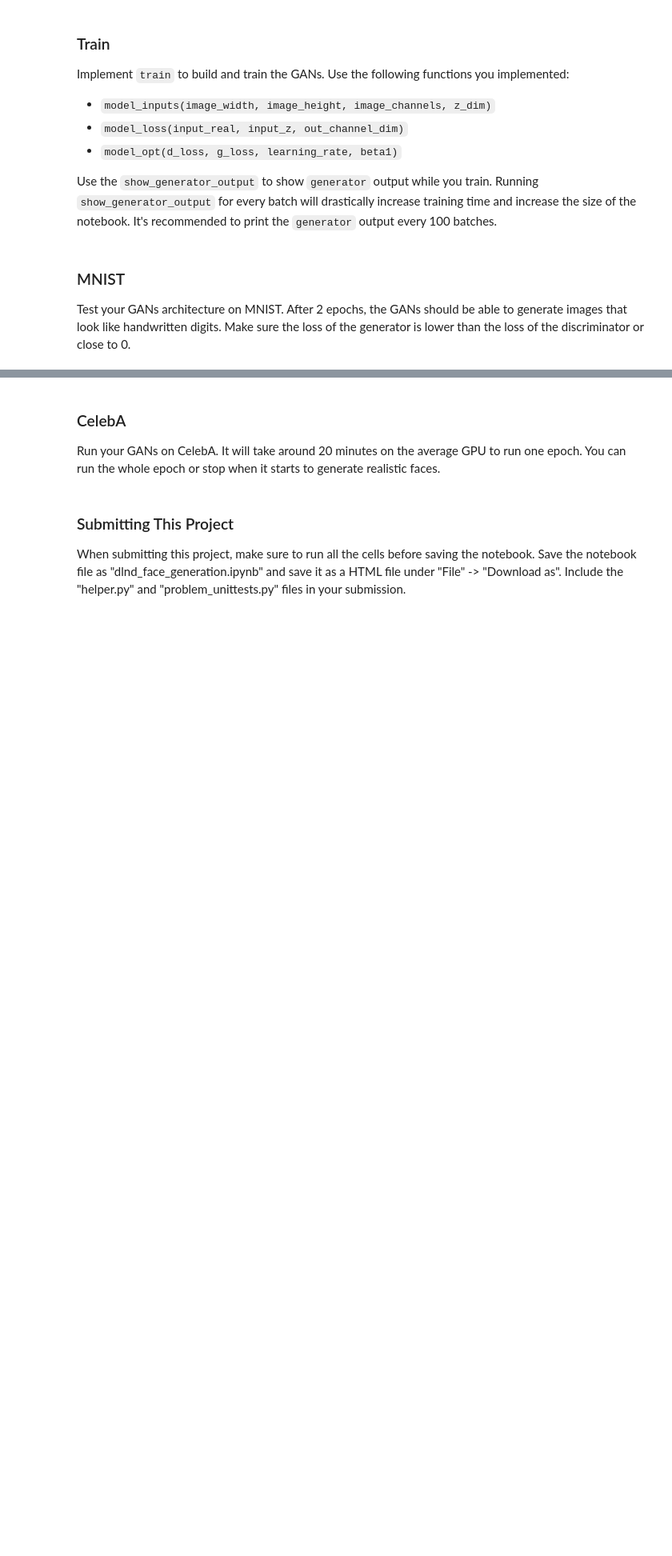
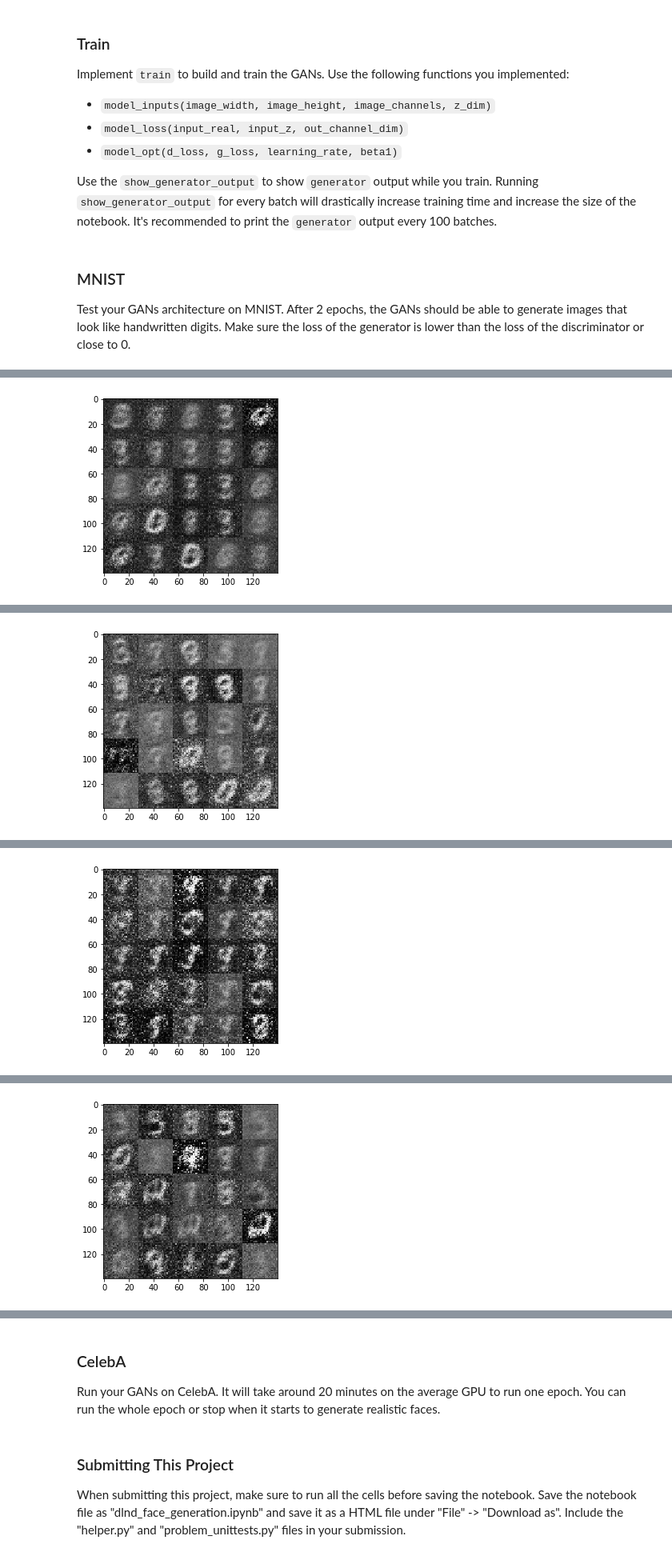
Before and after one commit to k1fukumoto/deep-learning, a Jupyter notebook: face_generation/dlnd_face_generation.ipynb, the cells around one changed output, grey strips where cells are left out. Shown at 80% size. Saved outputs shown, nothing was run; the diff lists cells and outputs as text; code cells hidden in the pictures; blank space fills up the shorter version.

Commit message:
After completing MNIST training

```diff
--- a/face_generation/dlnd_face_generation.ipynb
+++ b/face_generation/dlnd_face_generation.ipynb
@@ -177,7 +178,7 @@ def generator(z, out_channel_dim, is_train=True):
     :return: The tensor output of the generator
     """
     # TODO: Implement Function
-    hidden_size = 784
+    hidden_size = 128
     alpha = 0.01
 
     with tf.variable_scope('generator',reuse=not is_train):
@@ -256,8 +257,8 @@ def model_opt(d_loss, g_loss, learning_rate, beta1):
     g_vars = [var for var in t_vars if var.name.startswith('generator')]
     d_vars = [var for var in t_vars if var.name.startswith('discriminator')]
 
-    d_train_opt = tf.train.AdamOptimizer(learning_rate).minimize(d_loss, var_list=d_vars)
-    g_train_opt = tf.train.AdamOptimizer(learning_rate).minimize(g_loss, var_list=g_vars)
+    d_train_opt = tf.train.AdamOptimizer(learning_rate,beta1=beta1).minimize(d_loss, var_list=d_vars)
+    g_train_opt = tf.train.AdamOptimizer(learning_rate,beta1=beta1).minimize(g_loss, var_list=g_vars)
 
     return d_train_opt, g_train_opt
 
@@ -342,7 +343,7 @@ def train(epoch_count, batch_size, z_dim, lr, beta1, get_batches, data_shape, da
             print("Epoch {}/{}...".format(epoch_i+1, epochs),
                   "Discriminator Loss: {:.4f}...".format(train_loss_d),
                   "Generator Loss: {:.4f}".format(train_loss_g))
-            show_generator_output(sess, 9, input_z, data_shape[3], data_image_mode)
+            show_generator_output(sess, 25, input_z, data_shape[3], data_image_mode)
 # %% [markdown]
 ### MNIST
 Test your GANs architecture on MNIST.  After 2 epochs, the GANs should be able to generate images that look like handwritten digits.  Make sure the loss of the generator is lower than the loss of the discriminator or close to 0.
@@ -350,7 +351,7 @@ Test your GANs architecture on MNIST.  After 2 epochs, the GANs should be able t
 batch_size = 20
 z_dim = 1024
 learning_rate = 0.001
-beta1 = 0.1
+beta1 = 0.5
 
 
 """
@@ -362,3 +363,4 @@ mnist_dataset = helper.Dataset('mnist', glob(os.path.join(data_dir, 'mnist/*.jpg
 with tf.Graph().as_default():
     train(epochs, batch_size, z_dim, learning_rate, beta1, mnist_dataset.get_batches,
           mnist_dataset.shape, mnist_dataset.image_mode)
+# %% [output]
@@ -364,0 +368 @@ with tf.Graph().as_default():
+[figure, added]
@@ -364,0 +370 @@ with tf.Graph().as_default():
+[figure, added]
@@ -364,0 +372 @@ with tf.Graph().as_default():
+[figure, added]
@@ -364,0 +374 @@ with tf.Graph().as_default():
+[figure, added]
```
Also changed, not shown: parts of 4 cells of this notebook.
